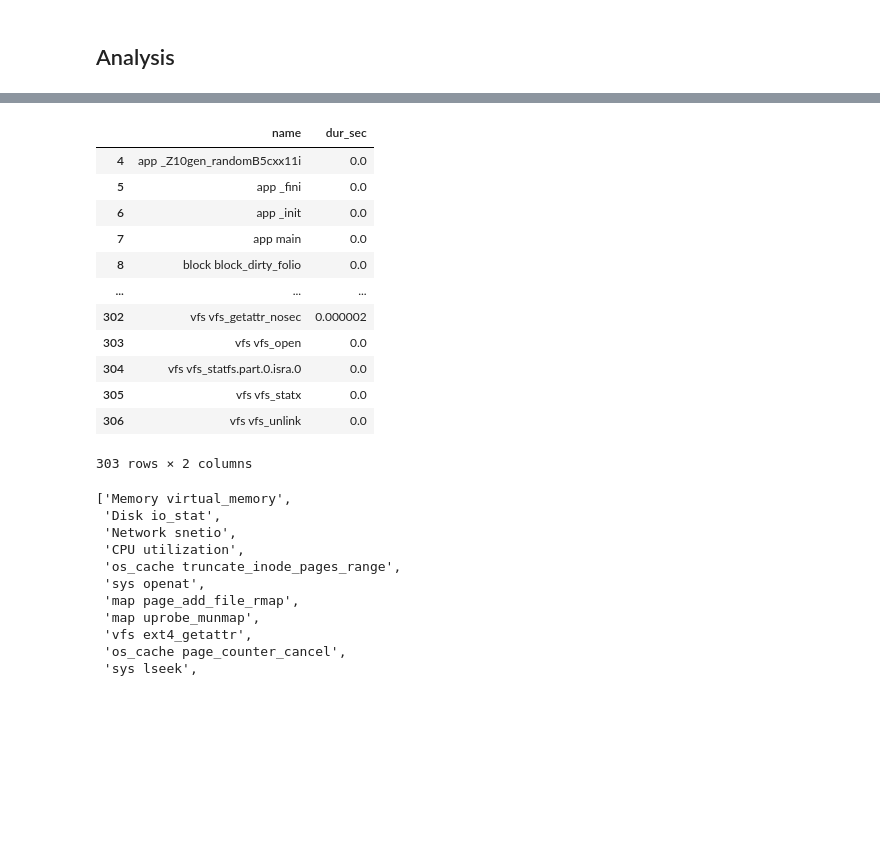
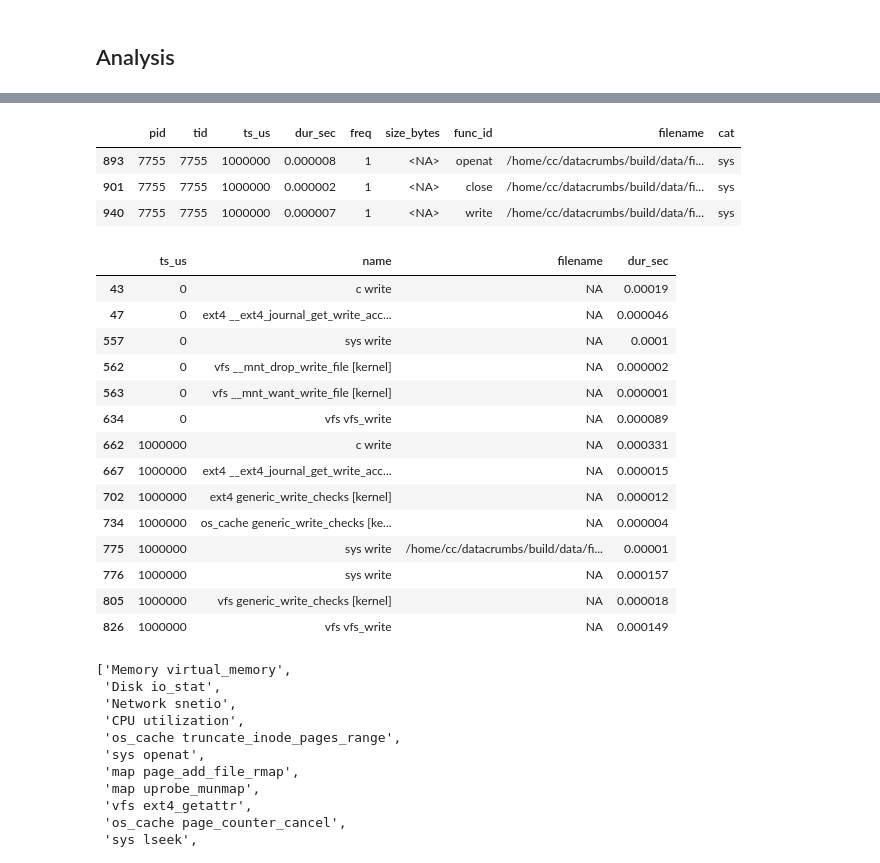
Before and after one commit to hariharan-devarajan/datacrumbs, a Jupyter notebook: analysis/analysis.ipynb, the cells around one changed output, grey strips where cells are left out. Saved outputs shown, nothing was run; the diff lists cells and outputs as text; code cells hidden in the pictures; blank space fills up the shorter version.

```diff
--- a/analysis/analysis.ipynb
+++ b/analysis/analysis.ipynb
@@ -43,7 +43,7 @@ logging.info(f"Initialized Client with {workers} workers and link {client.dashbo
 ## Start Analysis
 # %%
 
-file=f"{app_root}/read_12_proc_unbuf.pfw.gz"
+file=f"{app_root}/tests/output/case-write-simple/profile.pfw.gz"
 file_pattern = glob(file)
 file_pattern
 # %% [output]
@@ -100,6 +100,7 @@ def load_profile(line):
             d["pid"] = val["pid"]
             d["tid"] = val["tid"]
             d["ts_us"] = int(val["ts"])
+            d["filename"] = "NA"
             if "args" in val:
                 if "time" in val["args"]:
                     d["dur_sec"] = float(val["args"]["time"])
@@ -107,7 +108,7 @@ def load_profile(line):
                     d["freq"] = val["args"]["freq"]
                 if "size_sum" in val["args"]:
                     d["size_bytes"] = val["args"]["size_sum"]
-                if "fname" in val["args"]:
+                if "fname" in val["args"] and val["args"]["fname"]:
                     d["filename"] = val["args"]["fname"]
             d["func_id"] = val["name"]
             d["cat"] = val["cat"]
@@ -178,23 +199,32 @@ events.head()
+# %%
+events.query("filename.str.contains('\.dat')").compute()
+# %% [output]
+|  | pid | tid | ts_us | dur_sec | freq | size_bytes | func_id | filename | cat |
+| 893 | 7755 | 7755 | 1000000 | 0.000008 | 1 | <NA> | openat | /home/cc/datacrumbs/build/data/fi... | sys |
+| 901 | 7755 | 7755 | 1000000 | 0.000002 | 1 | <NA> | close | /home/cc/datacrumbs/build/data/fi... | sys |
+| 940 | 7755 | 7755 | 1000000 | 0.000007 | 1 | <NA> | write | /home/cc/datacrumbs/build/data/fi... | sys |
 # %%
 events["name"] = events["cat"] + " " + events["func_id"]
 # %%
-value = events.groupby("name")[["dur_sec"]].sum()
+value = events.groupby(["ts_us","name","filename"])[["dur_sec"]].sum()
 per = value / value.sum()
-per.reset_index().query("dur_sec > 0.0").compute()
+per.reset_index().query("name.str.contains('write') and dur_sec > 0.0").compute()
 # %% [output]
-|  | name | dur_sec |
-| 4 | app _Z10gen_randomB5cxx11i | 0.0 |
-| 5 | app _fini | 0.0 |
-| 6 | app _init | 0.0 |
-| 7 | app main | 0.0 |
-| 8 | block block_dirty_folio | 0.0 |
-| ... | ... | ... |
-| 302 | vfs vfs_getattr_nosec | 0.000002 |
-| 303 | vfs vfs_open | 0.0 |
-| 304 | vfs vfs_statfs.part.0.isra.0 | 0.0 |
-| 305 | vfs vfs_statx | 0.0 |
-| 306 | vfs vfs_unlink | 0.0 |
+|  | ts_us | name | filename | dur_sec |
+| 43 | 0 | c write | NA | 0.00019 |
+| 47 | 0 | ext4 __ext4_journal_get_write_acc... | NA | 0.000046 |
+| 557 | 0 | sys write | NA | 0.0001 |
+| 562 | 0 | vfs __mnt_drop_write_file [kernel] | NA | 0.000002 |
+| 563 | 0 | vfs __mnt_want_write_file [kernel] | NA | 0.000001 |
+| 634 | 0 | vfs vfs_write | NA | 0.000089 |
+| 662 | 1000000 | c write | NA | 0.000331 |
+| 667 | 1000000 | ext4 __ext4_journal_get_write_acc... | NA | 0.000015 |
+| 702 | 1000000 | ext4 generic_write_checks [kernel] | NA | 0.000012 |
+| 734 | 1000000 | os_cache generic_write_checks [ke... | NA | 0.000004 |
+| 775 | 1000000 | sys write | /home/cc/datacrumbs/build/data/fi... | 0.00001 |
+| 776 | 1000000 | sys write | NA | 0.000157 |
+| 805 | 1000000 | vfs generic_write_checks [kernel] | NA | 0.000018 |
+| 826 | 1000000 | vfs vfs_write | NA | 0.000149 |
-303 rows × 2 columns
 # %%
 all_events = list(events["name"].unique().compute())
 all_events
```
Also changed, not shown: parts of 6 cells of this notebook.
